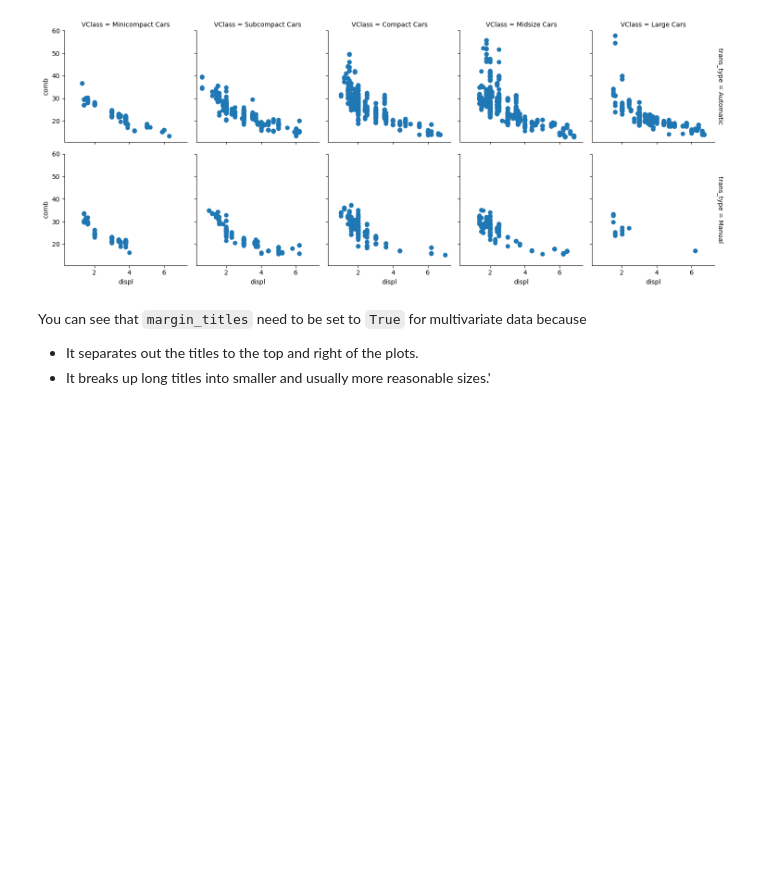
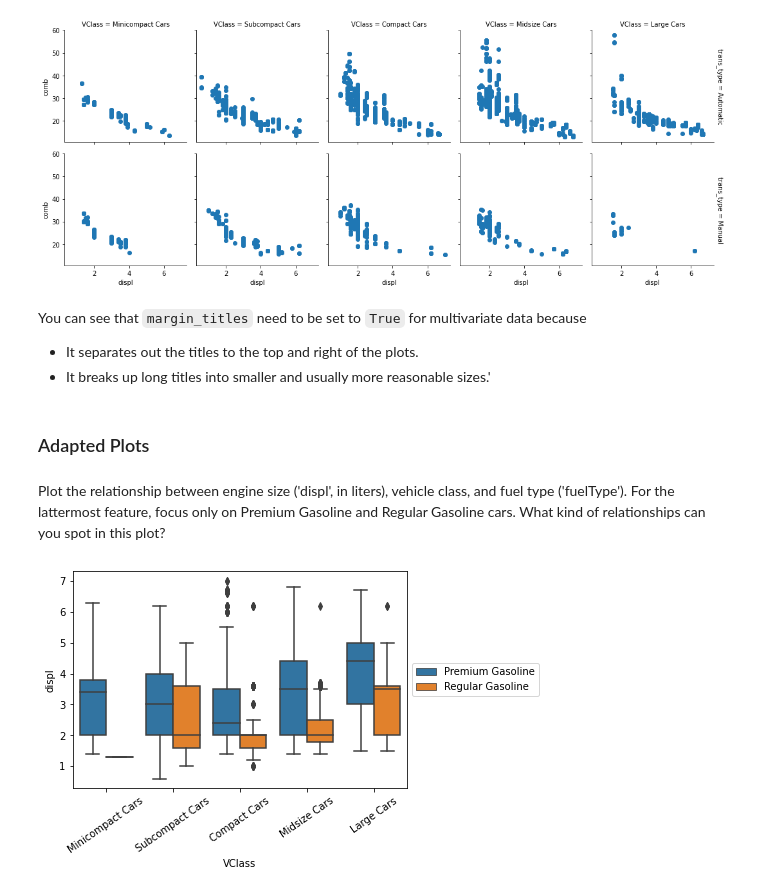
Before and after one commit to EsosaOrumwese/ALX-T-Nanodegree, a Jupyter notebook: Data Analytics/3. Data Visualization/Practice Notebook.ipynb, the cells around one changed output. Saved outputs shown, nothing was run; the diff lists cells and outputs as text; code cells hidden in the pictures; blank space fills up the shorter version.

```diff
--- a/Data Analytics/3. Data Visualization/Practice Notebook.ipynb
+++ b/Data Analytics/3. Data Visualization/Practice Notebook.ipynb
@@ -1336,3 +1336,17 @@ g.map(plt.scatter,"displ", "comb");
 You can see that `margin_titles` need to be set to `True` for multivariate data because
 * It separates out the titles to the top and right of the plots.
 * It breaks up long titles into smaller and usually more reasonable sizes.'
+# %% [markdown]
+### Adapted Plots
+# %% [markdown]
+Plot the relationship between engine size ('displ', in liters), vehicle class, and fuel type ('fuelType'). For the lattermost feature, focus only on Premium Gasoline and Regular Gasoline cars. What kind of relationships can you spot in this plot?
+# %%
+# creating subset
+fuel_econ_sub = fuel_econ.loc[fuel_econ['fuelType'].isin(['Premium Gasoline', 'Regular Gasoline'])]
+
+# plotting
+sns.boxplot(data=fuel_econ_sub, x='VClass', y='displ', hue='fuelType')
+plt.legend(loc=6, bbox_to_anchor=(1.0,0.5))  # moves the legend to the right of figure
+plt.xticks(rotation=35);
+# %% [output]
+[figure, added]
```
Also changed, not shown: parts of 10 cells of this notebook.
